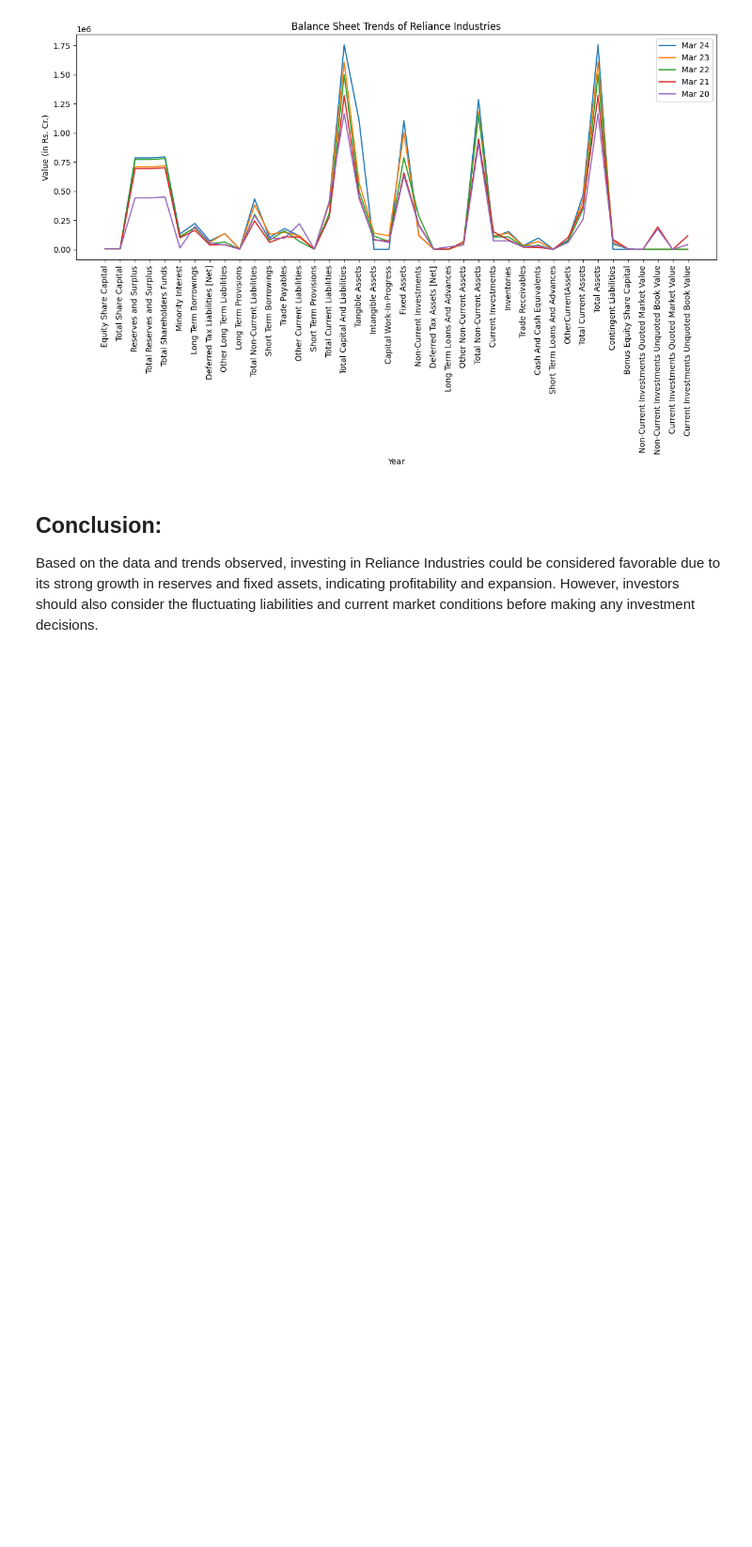
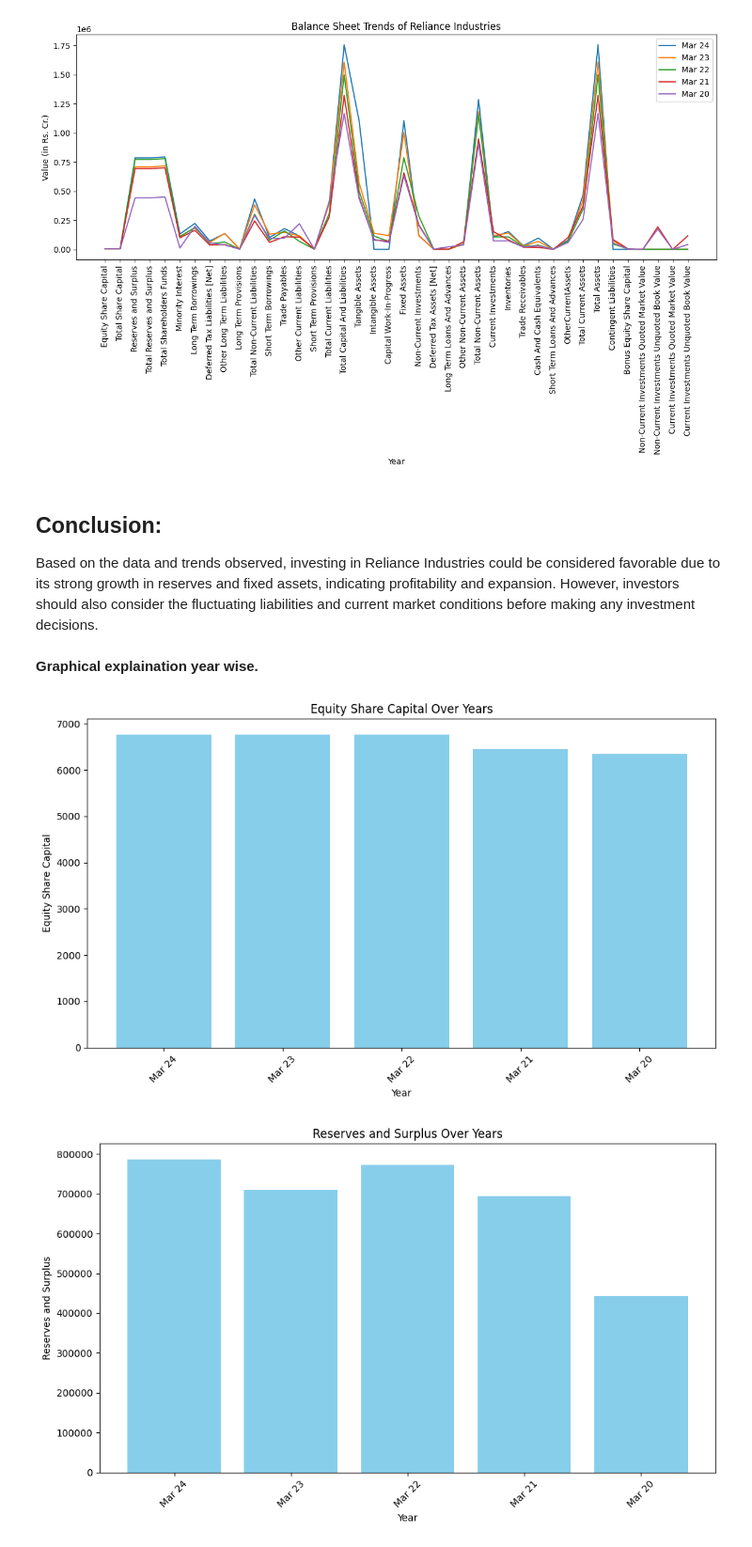
Before and after one commit to AkshayaKakde/Balance-sheet, a Jupyter notebook: analysis.ipynb, the cells around one changed output. Shown at 94% size. Cells and saved outputs as stored; diff of their text form; code cells hidden in the pictures; blank space fills up the shorter version.

```diff
--- a/analysis.ipynb
+++ b/analysis.ipynb
@@ -221,3 +221,61 @@ plt.show()
 ## **Conclusion:**
 
 Based on the data and trends observed, investing in Reliance Industries could be considered favorable due to its strong growth in reserves and fixed assets, indicating profitability and expansion. However, investors should also consider the fluctuating liabilities and current market conditions before making any investment decisions.
+# %% [markdown]
+**Graphical explaination year wise.**
+# %%
+import pandas as pd
+import matplotlib.pyplot as plt
+
+# Data preparation
+data = {
+    "Year": ["Mar 24", "Mar 23", "Mar 22", "Mar 21", "Mar 20"],
+    "Equity Share Capital": [6766.0, 6765.00, 6765.00, 6445.00, 6339.00],
+    "Reserves and Surplus": [786715.0, 709106.00, 772720.00, 693727.00, 442827.00],
+    "Total Shareholders Funds": [793481.0, 715871.00, 779485.00, 700172.00, 449166.00],
+    "Minority Interest": [132307.0, 113009.00, 109499.00, 99260.00, 12181.00],
+    "Long Term Borrowings": [222712.0, 183176.00, 187699.00, 163683.00, 197631.00],
+    "Deferred Tax Liabilities [Net]": [72241.0, 60324.00, 49644.00, 37001.00, 54123.00],
+    "Total Non-Current Liabilities": [432831.0, 382807.00, 302019.00, 244212.00, 291652.00],
+    "Total Current Liabilities": [397367.0, 395744.00, 308662.00, 277568.00, 412915.00],
+    "Total Capital And Liabilities": [1755986.0, 1607431.00, 1499665.00, 1321212.00, 1165915.00],
+    "Total Non-Current Assets": [1285886.0, 1182135.00, 1152646.00, 948201.00, 907655.00],
+    "Total Current Assets": [470100.0, 425296.00, 347019.00, 373011.00, 258260.00],
+    "Total Assets": [1755986.0, 1607431.00, 1499665.00, 1321212.00, 1165915.00]
+}
+
+# Converting the data to a DataFrame
+df = pd.DataFrame(data)
+
+# Function to plot bar graphs
+def plot_bar_graph(df, column):
+    plt.figure(figsize=(10, 6))
+    plt.bar(df["Year"], df[column], color='skyblue')
+    plt.xlabel('Year')
+    plt.ylabel(column)
+    plt.title(f'{column} Over Years')
+    plt.xticks(rotation=45)
+    plt.tight_layout()
+    plt.show()
+
+# Plotting specific columns
+columns_to_plot = [
+    "Equity Share Capital",
+    "Reserves and Surplus",
+    "Total Shareholders Funds",
+    "Minority Interest",
+    "Long Term Borrowings",
+    "Deferred Tax Liabilities [Net]",
+    "Total Non-Current Liabilities",
+    "Total Current Liabilities",
+    "Total Capital And Liabilities",
+    "Total Non-Current Assets",
+    "Total Current Assets",
+    "Total Assets"
+]
+
+for column in columns_to_plot:
+    plot_bar_graph(df, column)
+# %% [output]
+[figure, added]
+[figure, added]
```
Also changed, not shown: parts of 2 cells of this notebook.
